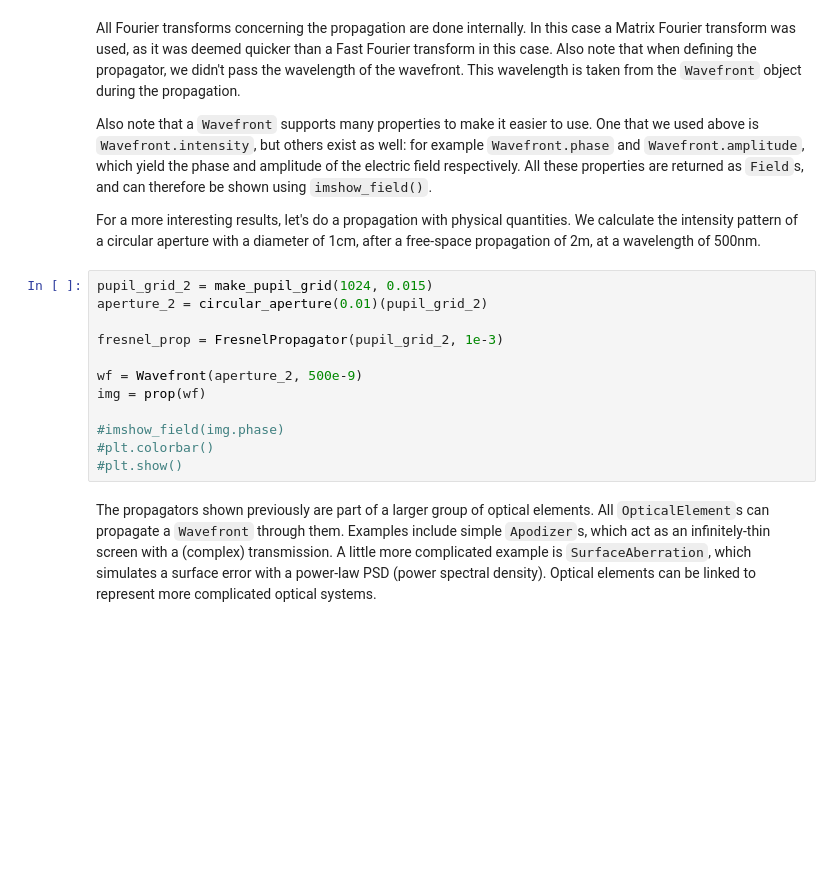
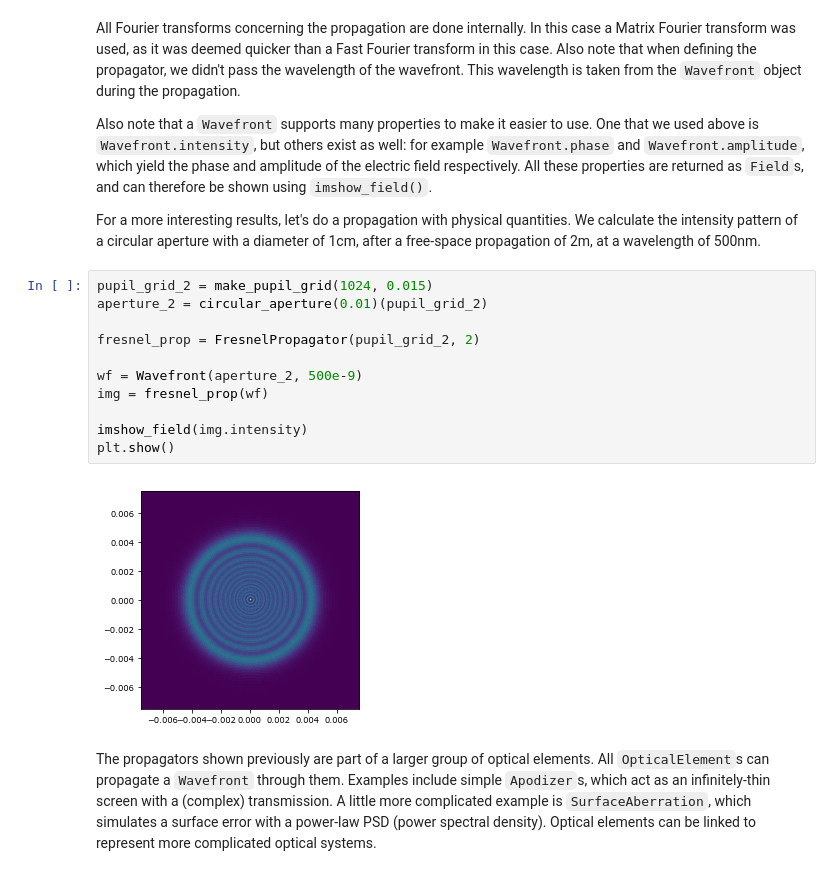
Before and after one commit to ehpor/hcipy, a Jupyter notebook: doc/getting_started/2_wavefronts_optical_systems.ipynb, the cells around one changed output. Drawn from its saved outputs; the diff is of its cells as text; blank space fills up the shorter version.

Commit message:
Fix example for FresnelPropagator.
Thanks Maxime Rey for reporting this!

```diff
--- a/doc/getting_started/2_wavefronts_optical_systems.ipynb
+++ b/doc/getting_started/2_wavefronts_optical_systems.ipynb
@@ -42,15 +42,16 @@ For a more interesting results, let's do a propagation with physical quantities.
 # %%
 pupil_grid_2 = make_pupil_grid(1024, 0.015)
 aperture_2 = circular_aperture(0.01)(pupil_grid_2)
 
-fresnel_prop = FresnelPropagator(pupil_grid_2, 1e-3)
+fresnel_prop = FresnelPropagator(pupil_grid_2, 2)
 
 wf = Wavefront(aperture_2, 500e-9)
-img = prop(wf)
+img = fresnel_prop(wf)
 
-#imshow_field(img.phase)
-#plt.colorbar()
-#plt.show()
+imshow_field(img.intensity)
+plt.show()
+# %% [output]
+[figure, added]
 # %% [markdown]
 The propagators shown previously are part of a larger group of optical elements. All `OpticalElement`s can propagate a `Wavefront` through them. Examples include simple `Apodizer`s, which act as an infinitely-thin screen with a (complex) transmission. A little more complicated example is `SurfaceAberration`, which simulates a surface error with a power-law PSD (power spectral density). Optical elements can be linked to represent more complicated optical systems.
 # %%
```
Also changed, not shown: parts of 3 cells of this notebook.
